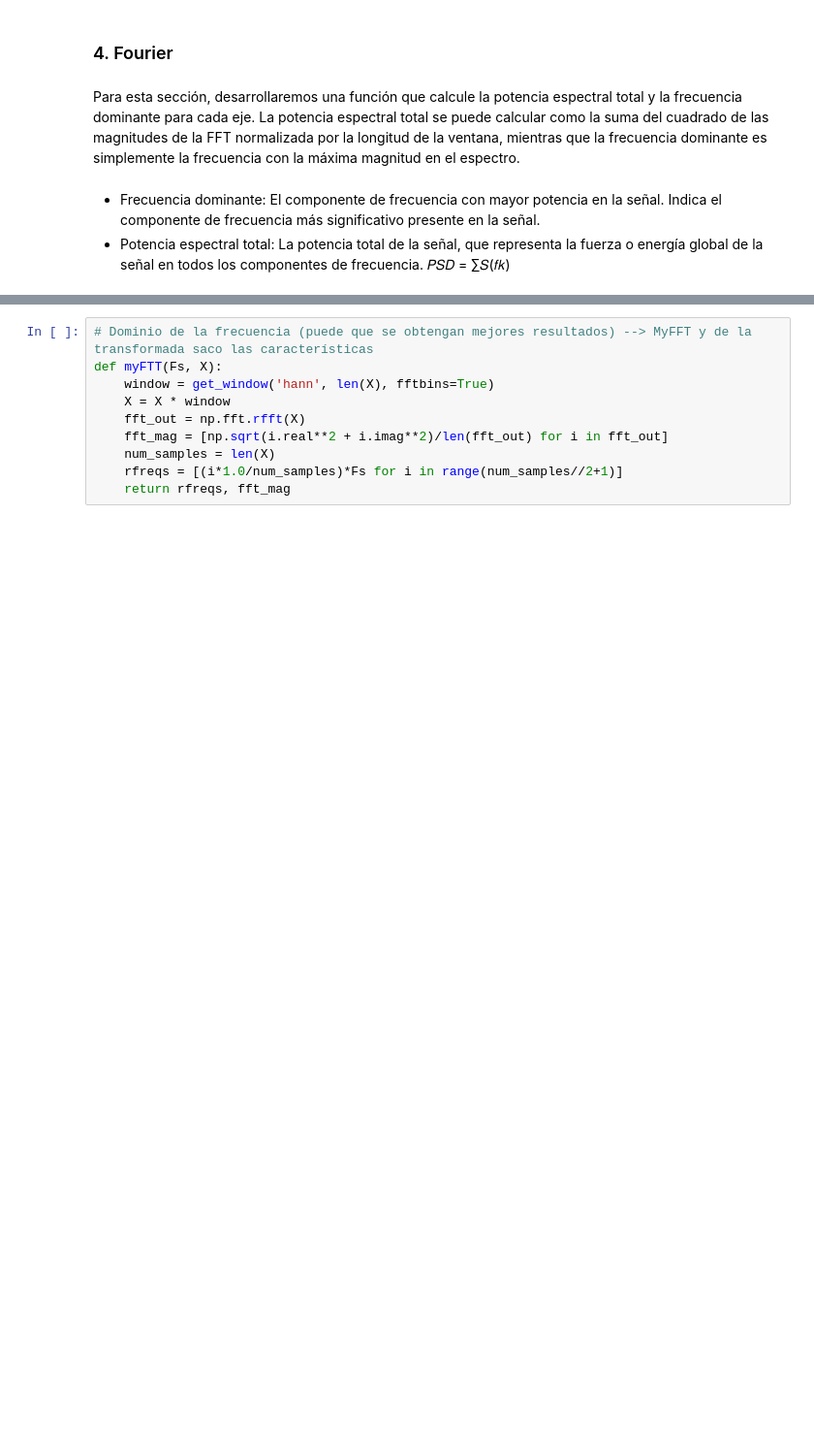
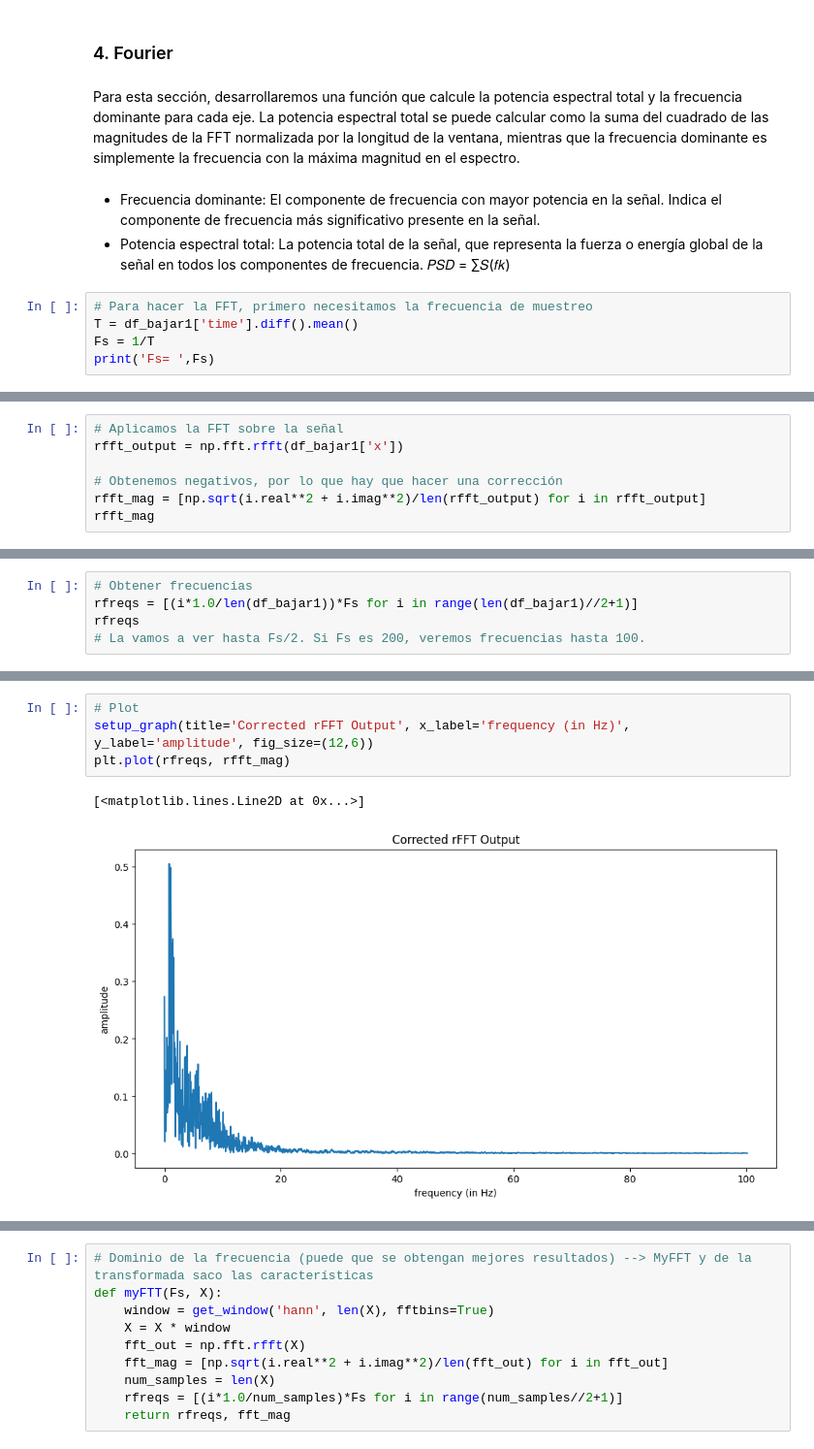
Before and after one commit to unaimleal/industria_acelerometro, a Jupyter notebook: practica1_movimientos.ipynb, the cells around one changed output, grey strips where cells are left out. Shown: that part at 97% size. Saved outputs shown, nothing was run; the diff lists cells and outputs as text; blank space fills up the shorter version.

```diff
--- a/practica1_movimientos.ipynb
+++ b/practica1_movimientos.ipynb
@@ -204,3 +202,8 @@ Para esta sección, desarrollaremos una función que calcule la potencia espectr
 * Frecuencia dominante: El componente de frecuencia con mayor potencia en la señal. Indica el componente de frecuencia más significativo presente en la señal.
 * Potencia espectral total: La potencia total de la señal, que representa la fuerza o energía global de la señal en todos los componentes de frecuencia.
 𝑃𝑆𝐷 = ∑𝑆(𝑓𝑘)
+# %%
+# Para hacer la FFT, primero necesitamos la frecuencia de muestreo
+T = df_bajar1['time'].diff().mean()
+Fs = 1/T
+print('Fs= ',Fs)
@@ -206,0 +212,7 @@ Para esta sección, desarrollaremos una función que calcule la potencia espectr
+# %%
+# Aplicamos la FFT sobre la señal
+rfft_output = np.fft.rfft(df_bajar1['x'])
+
+# Obtenemos negativos, por lo que hay que hacer una corrección
+rfft_mag = [np.sqrt(i.real**2 + i.imag**2)/len(rfft_output) for i in rfft_output]
+rfft_mag
@@ -206,0 +237,5 @@ Para esta sección, desarrollaremos una función que calcule la potencia espectr
+# %%
+# Obtener frecuencias
+rfreqs = [(i*1.0/len(df_bajar1))*Fs for i in range(len(df_bajar1)//2+1)]
+rfreqs
+# La vamos a ver hasta Fs/2. Si Fs es 200, veremos frecuencias hasta 100.
@@ -206,0 +260,7 @@ Para esta sección, desarrollaremos una función que calcule la potencia espectr
+# %%
+# Plot
+setup_graph(title='Corrected rFFT Output', x_label='frequency (in Hz)', y_label='amplitude', fig_size=(12,6))
+plt.plot(rfreqs, rfft_mag)
+# %% [output]
+[<matplotlib.lines.Line2D at 0x...>]
+[figure, added]
```
Also changed, not shown: parts of 18 cells of this notebook, 6 other files.
